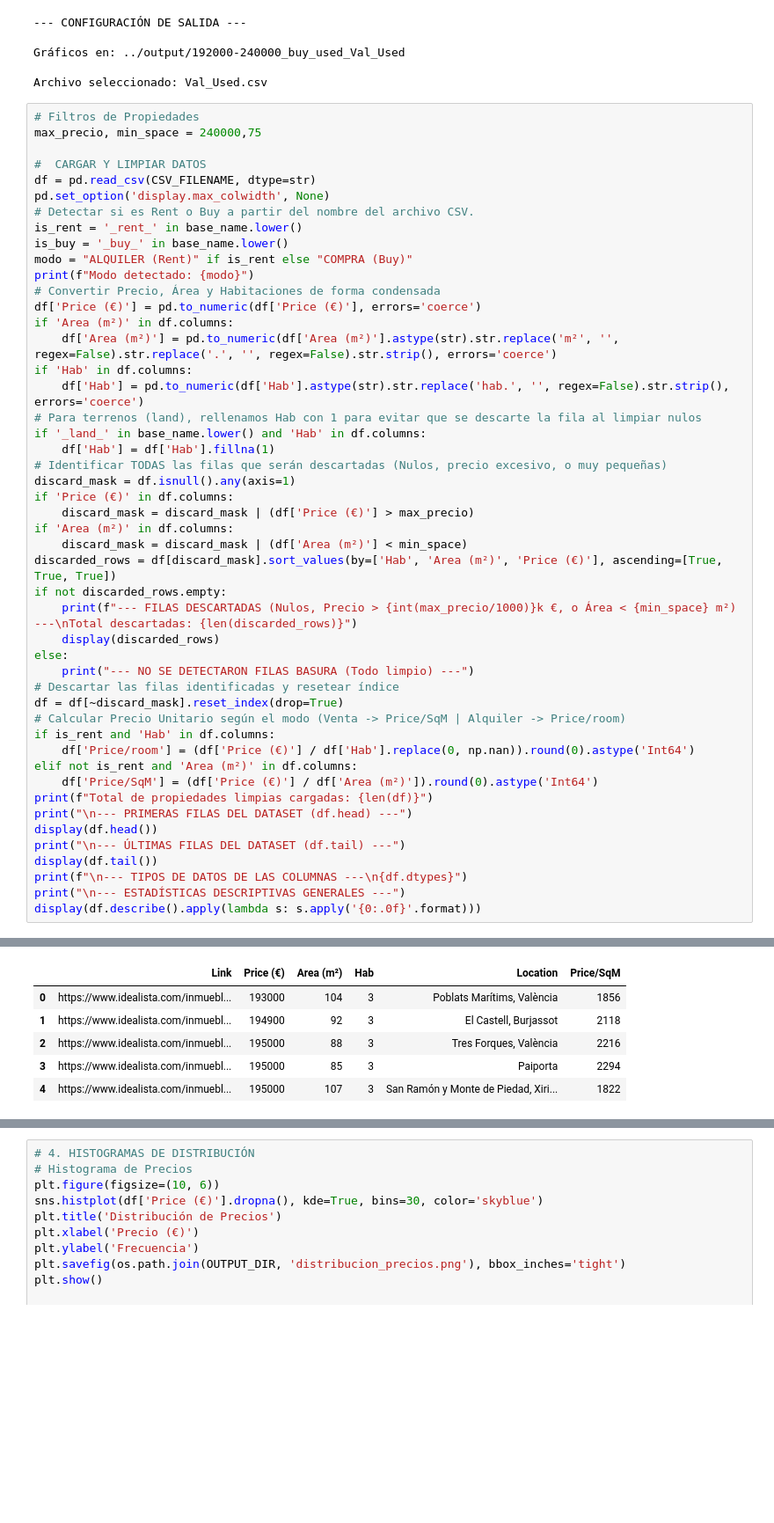
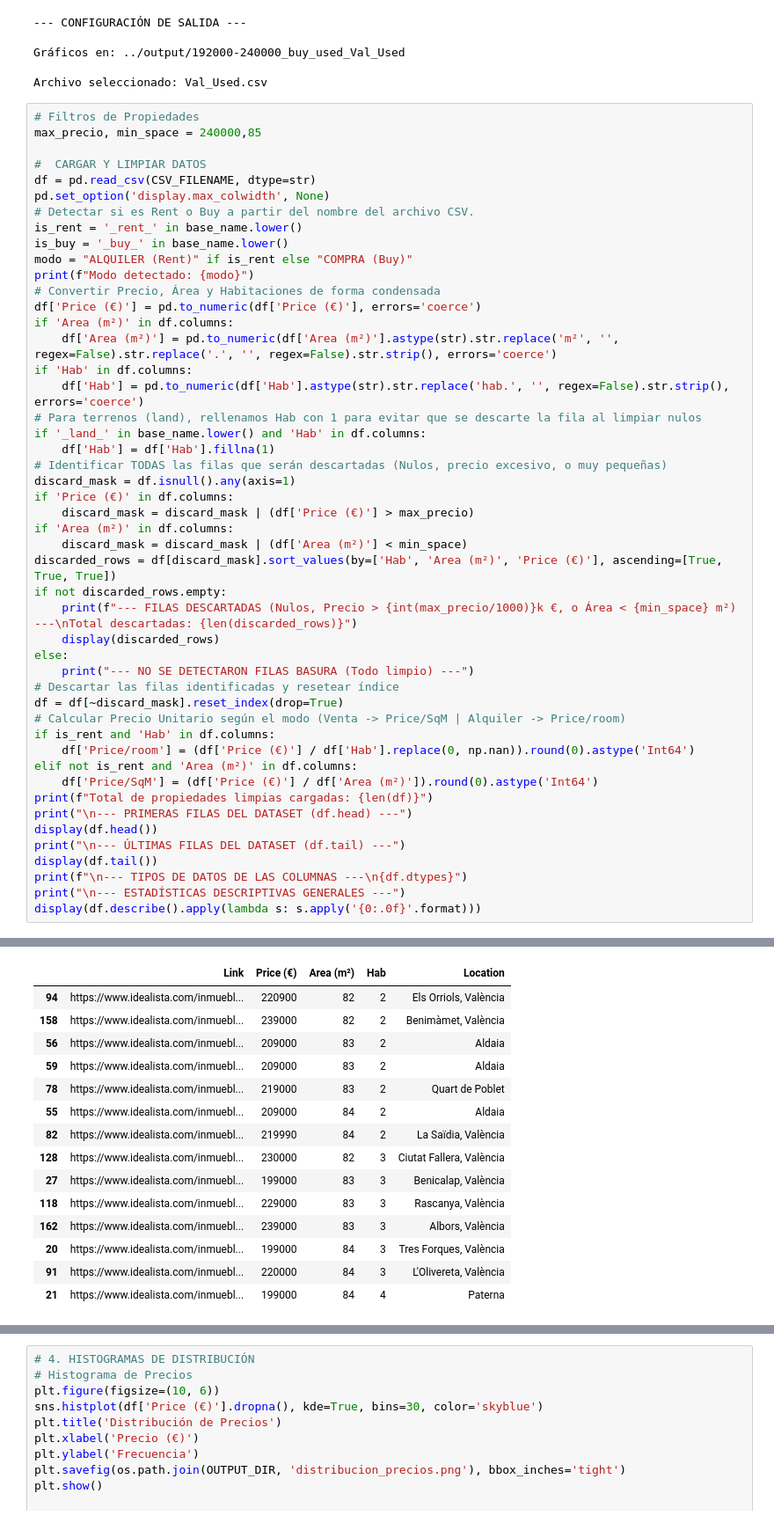
Before and after one commit to MatiGrinberg/Scraping_Real_estate_BCN, a Jupyter notebook: nb/Analytics.ipynb, the cells around one changed output, grey strips where cells are left out. Shown at 88% size. Cells and saved outputs as stored; diff of their text form; blank space fills up the shorter version.

```diff
--- a/nb/Analytics.ipynb
+++ b/nb/Analytics.ipynb
@@ -38,7 +50,7 @@ Gráficos en: ../output/192000-240000_buy_used_Val_Used
 Archivo seleccionado: Val_Used.csv
 # %%
 # Filtros de Propiedades
-max_precio, min_space = 240000,75
+max_precio, min_space = 240000,85
 
 #  CARGAR Y LIMPIAR DATOS
 df = pd.read_csv(CSV_FILENAME, dtype=str)
@@ -93,6 +103,15 @@ Total de propiedades limpias cargadas: 180
-|  | Link | Price (€) | Area (m²) | Hab | Location | Price/SqM |
-| 0 | https://www.idealista.com/inmuebl... | 193000 | 104 | 3 | Poblats Marítims, València | 1856 |
-| 1 | https://www.idealista.com/inmuebl... | 194900 | 92 | 3 | El Castell, Burjassot | 2118 |
-| 2 | https://www.idealista.com/inmuebl... | 195000 | 88 | 3 | Tres Forques, València | 2216 |
-| 3 | https://www.idealista.com/inmuebl... | 195000 | 85 | 3 | Paiporta | 2294 |
-| 4 | https://www.idealista.com/inmuebl... | 195000 | 107 | 3 | San Ramón y Monte de Piedad, Xiri... | 1822 |
+|  | Link | Price (€) | Area (m²) | Hab | Location |
+| 94 | https://www.idealista.com/inmuebl... | 220900 | 82 | 2 | Els Orriols, València |
+| 158 | https://www.idealista.com/inmuebl... | 239000 | 82 | 2 | Benimàmet, València |
+| 56 | https://www.idealista.com/inmuebl... | 209000 | 83 | 2 | Aldaia |
+| 59 | https://www.idealista.com/inmuebl... | 209000 | 83 | 2 | Aldaia |
+| 78 | https://www.idealista.com/inmuebl... | 219000 | 83 | 2 | Quart de Poblet |
+| 55 | https://www.idealista.com/inmuebl... | 209000 | 84 | 2 | Aldaia |
+| 82 | https://www.idealista.com/inmuebl... | 219990 | 84 | 2 | La Saïdia, València |
+| 128 | https://www.idealista.com/inmuebl... | 230000 | 82 | 3 | Ciutat Fallera, València |
+| 27 | https://www.idealista.com/inmuebl... | 199000 | 83 | 3 | Benicalap, València |
+| 118 | https://www.idealista.com/inmuebl... | 229000 | 83 | 3 | Rascanya, València |
+| 162 | https://www.idealista.com/inmuebl... | 239000 | 83 | 3 | Albors, València |
+| 20 | https://www.idealista.com/inmuebl... | 199000 | 84 | 3 | Tres Forques, València |
+| 91 | https://www.idealista.com/inmuebl... | 220000 | 84 | 3 | L'Olivereta, València |
+| 21 | https://www.idealista.com/inmuebl... | 199000 | 84 | 4 | Paterna |
```
Also changed, not shown: parts of 7 cells of this notebook, 1 other file.
